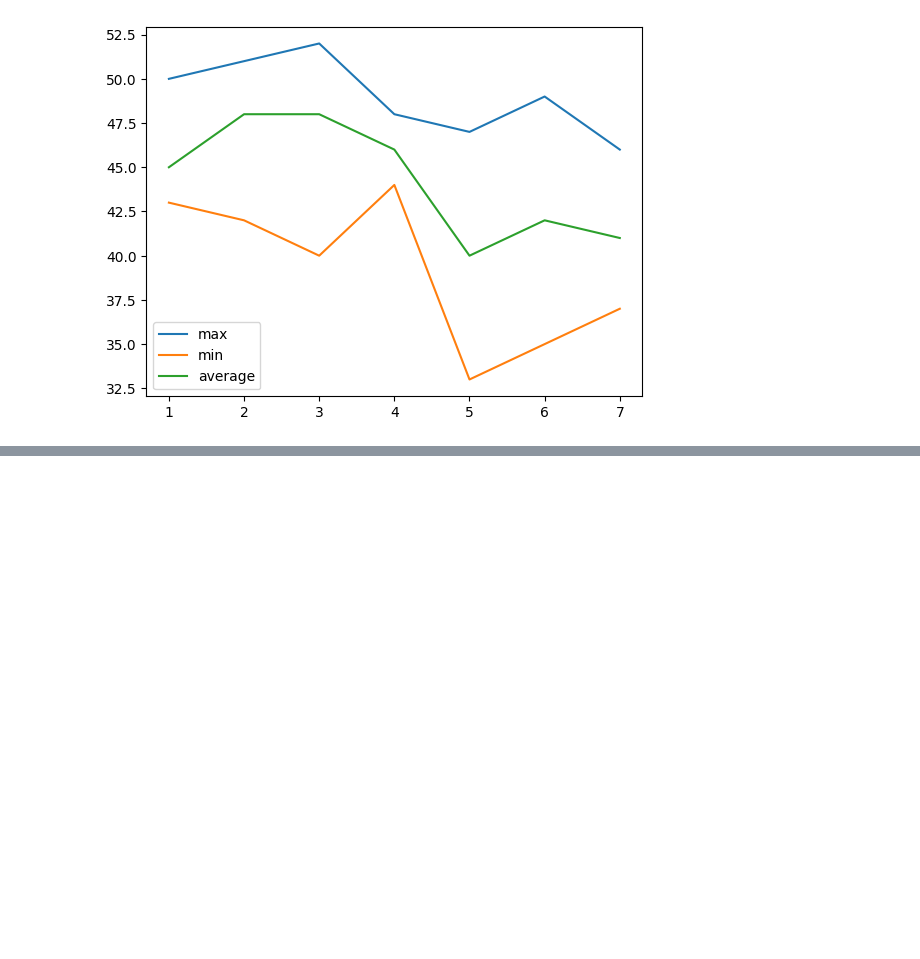
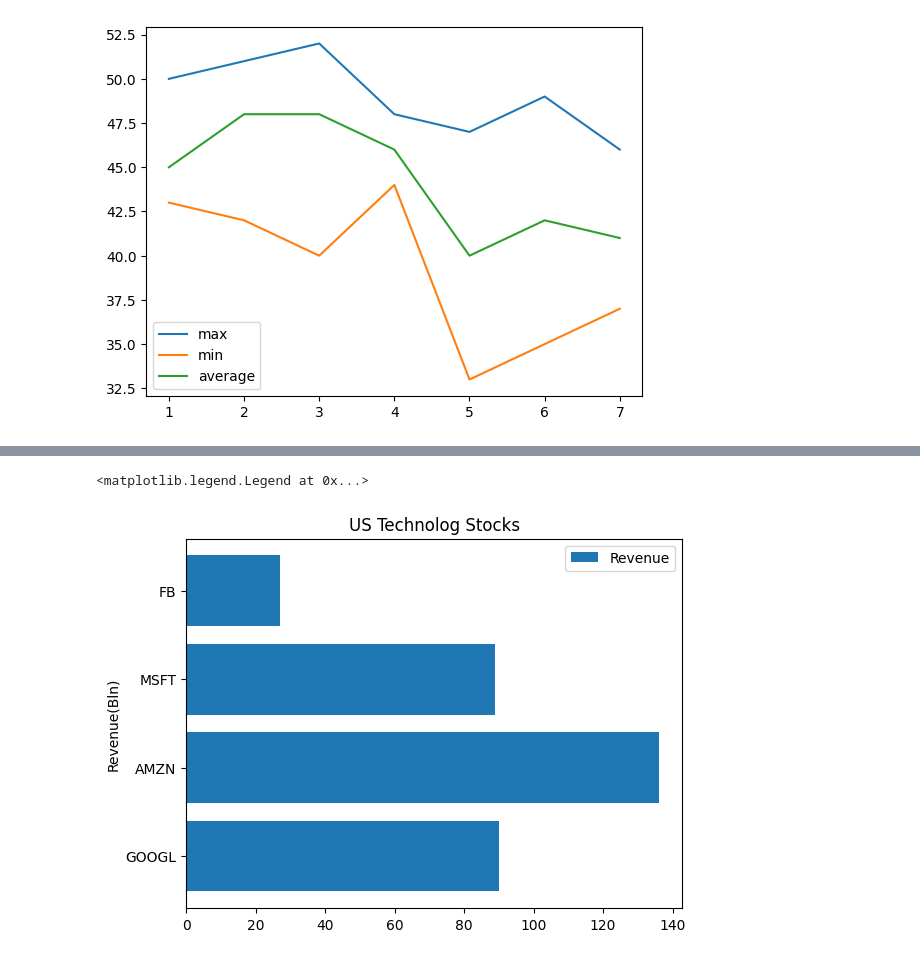
Before and after one commit to NarendarB0152/VignanUniversityWorkShop, a Jupyter notebook: Matplotlib/Matplotlib.ipynb, the cells around one changed output, grey strips where cells are left out. Saved outputs shown, nothing was run; the diff lists cells and outputs as text; code cells hidden in the pictures; blank space fills up the shorter version.

```diff
--- a/Matplotlib/Matplotlib.ipynb
+++ b/Matplotlib/Matplotlib.ipynb
@@ -54,0 +87,10 @@ plt.legend(loc='best')
+# %%
+plt.barh(xpos,revenue, label="Revenue")
+
+plt.yticks(xpos,company)
+plt.ylabel("Revenue(Bln)")
+plt.title('US Technolog Stocks')
+plt.legend()
+# %% [output]
+<matplotlib.legend.Legend at 0x...>
+[figure, added]
```
Also changed, not shown: parts of 6 cells of this notebook.
